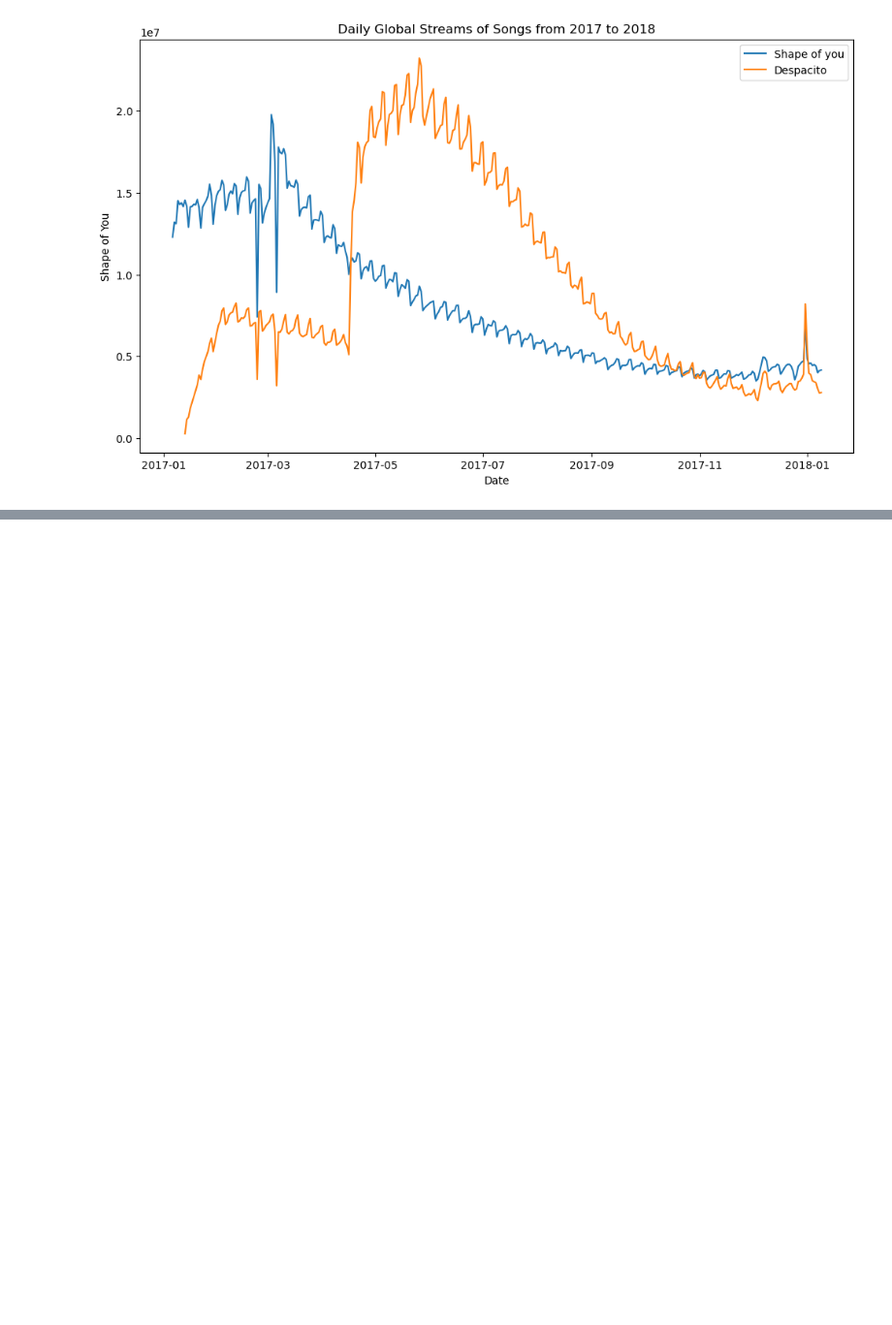
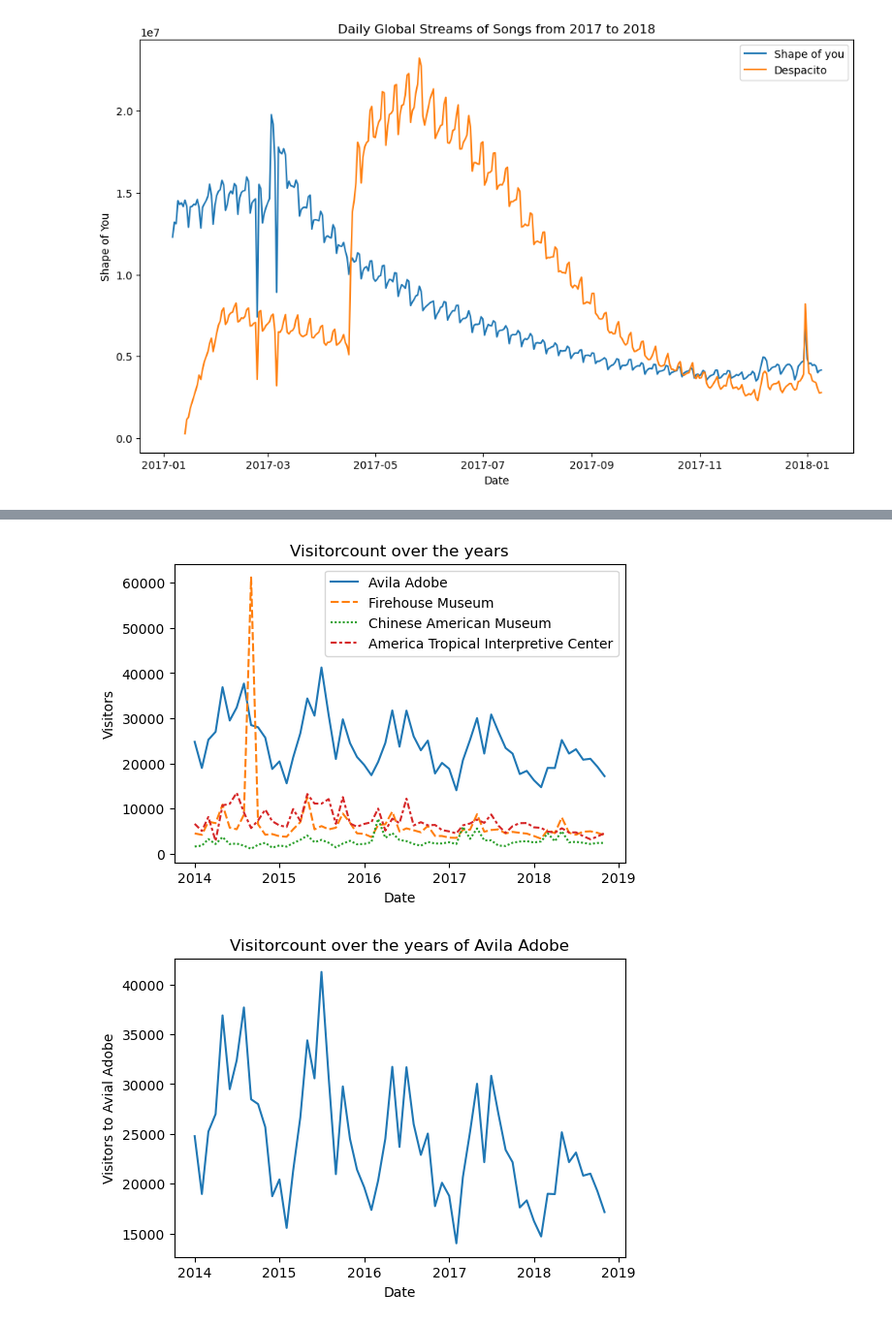
Before and after one commit to jci02/Data-Visualization, a Jupyter notebook: Line Charts.ipynb, the cells around one changed output, grey strips where cells are left out. Shown at 97% size. Cells and saved outputs as stored; diff of their text form; code cells hidden in the pictures; blank space fills up the shorter version.

Commit message:
finished Line charts

```diff
--- a/Line Charts.ipynb
+++ b/Line Charts.ipynb
@@ -96,3 +96,7 @@ plt.title("Daily Global Streams of Songs from 2017 to 2018")
 plt.show()
 # %% [output]
 [figure]
+# %%
+museum_data = pd.read_csv("museum_visitors.csv",index_col="Date",parse_dates=True)
+print(museum_data.index.dtype) # turns from object to datetime64[ns] with parse_dates=True
+museum_data.head()
@@ -98,0 +126,15 @@ plt.show()
+# %%
+plt.figure(figsize=(6,4))
+sns.lineplot(data=museum_data)
+plt.title("Visitorcount over the years")
+plt.ylabel("Visitors")
+plt.show()
+
+plt.figure(figsize=(6,4))
+sns.lineplot(data=museum_data["Avila Adobe"])
+plt.title("Visitorcount over the years of Avila Adobe")
+plt.ylabel("Visitors to Avial Adobe")
+plt.show()
+# %% [output]
+[figure, added]
+[figure, added]
```
Also changed, not shown: parts of 2 cells of this notebook, 1 other file.
